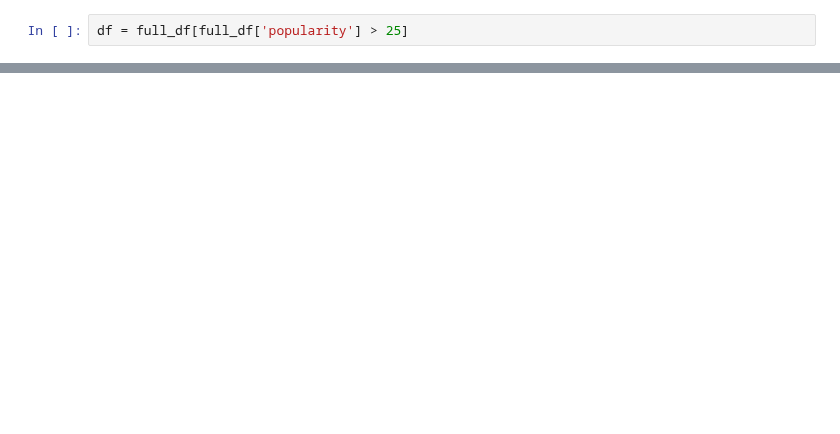
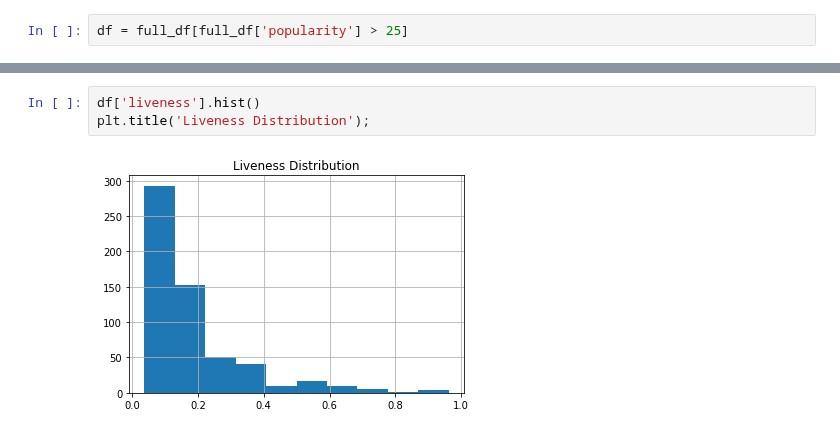
Before and after one commit to ipatel467/Spotify-Project, a Jupyter notebook: Spotify.ipynb, the cells around one changed output, grey strips where cells are left out. Drawn from its saved outputs; the diff is of its cells as text; blank space fills up the shorter version.

```diff
--- a/Spotify.ipynb
+++ b/Spotify.ipynb
@@ -297,0 +332,5 @@ df.head()
+# %%
+df['liveness'].hist()
+plt.title('Liveness Distribution');
+# %% [output]
+[figure, added]
```
Also changed, not shown: parts of 20 cells of this notebook.
